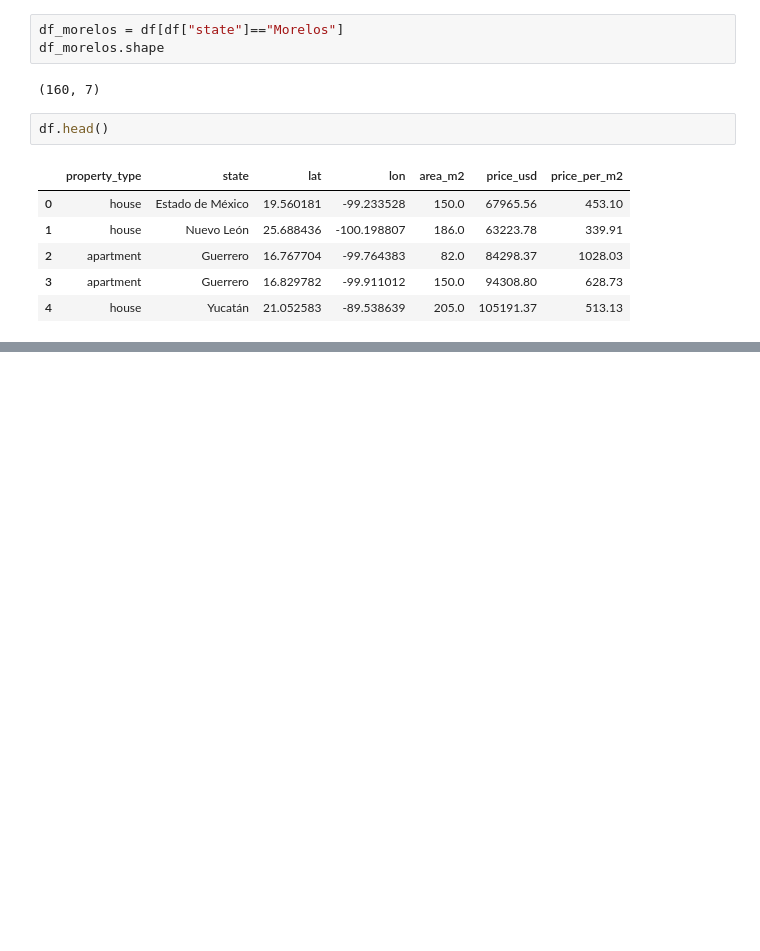
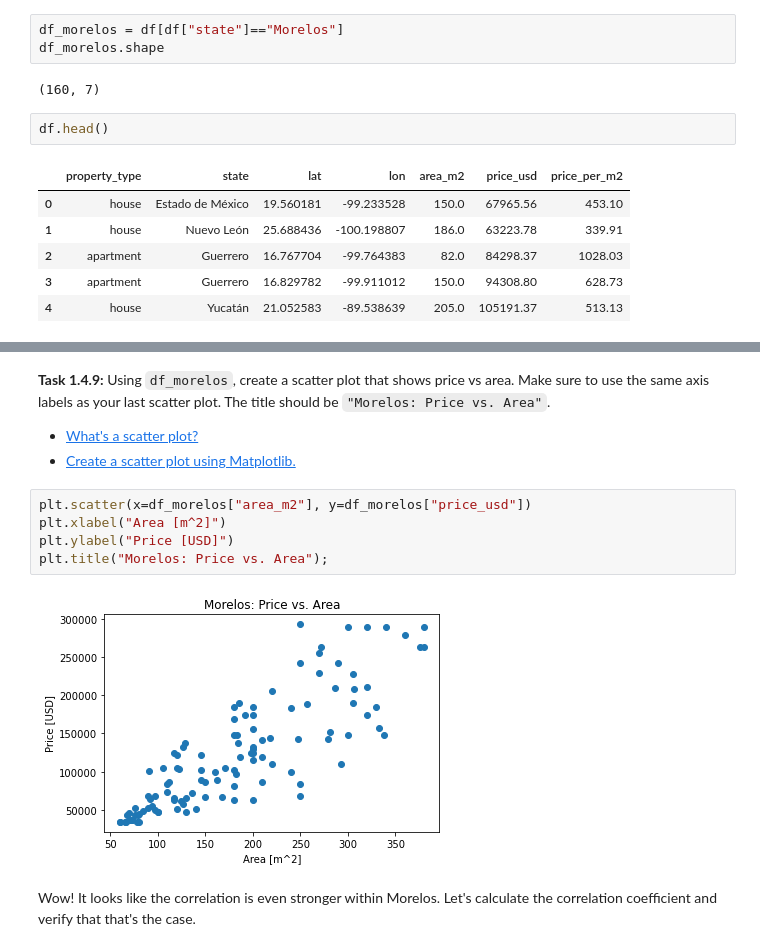
Before and after one commit to camara94/data_science_lab, a Jupyter notebook: lab/014-size-or-location.ipynb, the cells around one changed output, grey strips where cells are left out. Cells and saved outputs as stored; diff of their text form; blank space fills up the shorter version.

Commit message:
task 09

```diff
--- a/lab/014-size-or-location.ipynb
+++ b/lab/014-size-or-location.ipynb
@@ -188,0 +193,14 @@ df.head()
+# %% [markdown]
+**Task 1.4.9:** Using `df_morelos`, create a scatter plot that shows price vs area. Make sure to use the same axis labels as your last scatter plot. The title should be `"Morelos: Price vs. Area"`.
+
+- [What's a scatter plot?](../%40textbook/06-visualization-matplotlib.ipynb#Scatter-Plots)
+- [Create a scatter plot using Matplotlib.](../%40textbook/06-visualization-matplotlib.ipynb#Scatter-Plots)
+# %%
+plt.scatter(x=df_morelos["area_m2"], y=df_morelos["price_usd"])
+plt.xlabel("Area [m^2]")
+plt.ylabel("Price [USD]")
+plt.title("Morelos: Price vs. Area");
+# %% [output]
+[figure, added]
+# %% [markdown]
+Wow! It looks like the correlation is even stronger within Morelos. Let's calculate the correlation coefficient and verify that that's the case.
```
Also changed, not shown: parts of 1 cell of this notebook.
